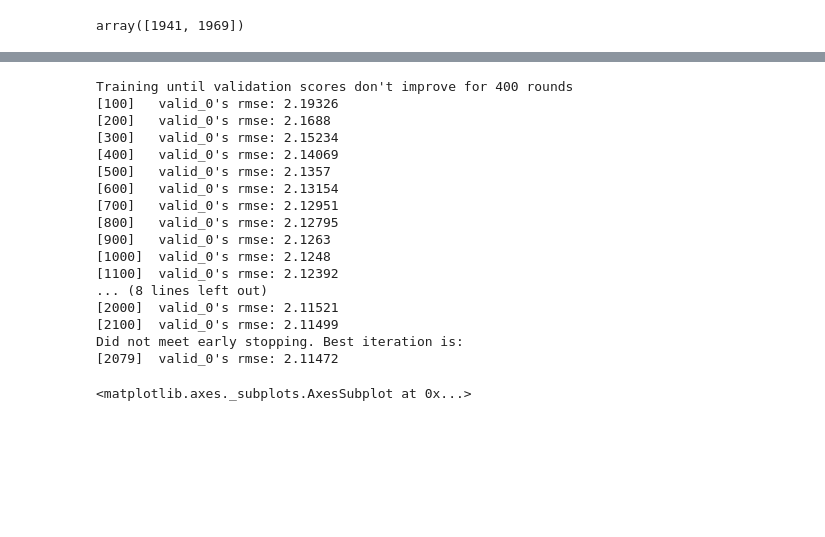
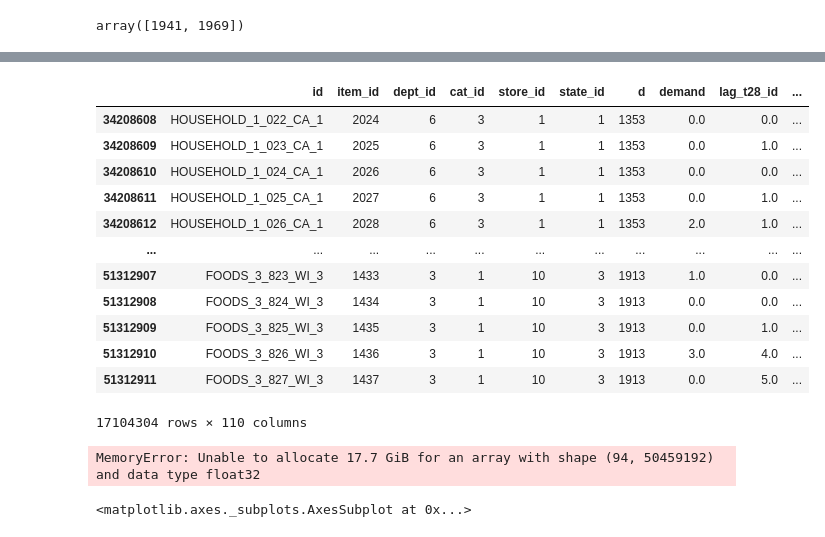
Before and after one commit to riow1983/kaggle, a Jupyter notebook: M5/20200525(1).ipynb, the cells around one changed output, grey strips where cells are left out. Saved outputs shown, nothing was run; the diff lists cells and outputs as text; code cells hidden in the pictures; blank space fills up the shorter version.

```diff
--- a/M5/20200525(1).ipynb
+++ b/M5/20200525(1).ipynb
@@ -420,0 +512,16 @@ import lightgbm as lgb
+# %%
+sales.iloc[round(sales.shape[0]/3*2):, :]
+# %% [output]
+|  | id | item_id | dept_id | cat_id | store_id | state_id | d | demand | lag_t28_id | ... |
+| 34208608 | HOUSEHOLD_1_022_CA_1 | 2024 | 6 | 3 | 1 | 1 | 1353 | 0.0 | 0.0 | ... |
+| 34208609 | HOUSEHOLD_1_023_CA_1 | 2025 | 6 | 3 | 1 | 1 | 1353 | 0.0 | 1.0 | ... |
+| 34208610 | HOUSEHOLD_1_024_CA_1 | 2026 | 6 | 3 | 1 | 1 | 1353 | 0.0 | 0.0 | ... |
+| 34208611 | HOUSEHOLD_1_025_CA_1 | 2027 | 6 | 3 | 1 | 1 | 1353 | 0.0 | 1.0 | ... |
+| 34208612 | HOUSEHOLD_1_026_CA_1 | 2028 | 6 | 3 | 1 | 1 | 1353 | 2.0 | 1.0 | ... |
+| ... | ... | ... | ... | ... | ... | ... | ... | ... | ... | ... |
+| 51312907 | FOODS_3_823_WI_3 | 1433 | 3 | 1 | 10 | 3 | 1913 | 1.0 | 0.0 | ... |
+| 51312908 | FOODS_3_824_WI_3 | 1434 | 3 | 1 | 10 | 3 | 1913 | 0.0 | 0.0 | ... |
+| 51312909 | FOODS_3_825_WI_3 | 1435 | 3 | 1 | 10 | 3 | 1913 | 0.0 | 1.0 | ... |
+| 51312910 | FOODS_3_826_WI_3 | 1436 | 3 | 1 | 10 | 3 | 1913 | 3.0 | 4.0 | ... |
+| 51312911 | FOODS_3_827_WI_3 | 1437 | 3 | 1 | 10 | 3 | 1913 | 0.0 | 5.0 | ... |
+17104304 rows × 110 columns
@@ -421 +538,8 @@ import lightgbm as lgb
+# %%
+# Rest is used for training
+sales = sales[~flag].drop(["d", "id"], axis=1)
+del flag
+gc.collect()
+# %% [output]
+MemoryError: Unable to allocate 17.7 GiB for an array with shape (94, 50459192) and data type float32
 # %%
@@ -443,7 +557,7 @@ params = {
     'seed': 20,
     'learning_rate': 0.08,
     'lambda': 0.1,
-    'num_leaves': 63*2,
+    'num_leaves': 63*4,
     'bagging_fraction': 0.7,
     'bagging_freq': 1,
     'colsample_bytree': 0.7
@@ -469,24 +583,6 @@ fit = lgb.train(params,
                 valid_sets = [valid],
                 early_stopping_rounds = 400,
                 verbose_eval = 100)
-# %% [output]
-Training until validation scores don't improve for 400 rounds
-[100]   valid_0's rmse: 2.19326
-[200]   valid_0's rmse: 2.1688
-[300]   valid_0's rmse: 2.15234
-[400]   valid_0's rmse: 2.14069
-[500]   valid_0's rmse: 2.1357
-[600]   valid_0's rmse: 2.13154
-[700]   valid_0's rmse: 2.12951
-[800]   valid_0's rmse: 2.12795
-[900]   valid_0's rmse: 2.1263
-[1000]  valid_0's rmse: 2.1248
-[1100]  valid_0's rmse: 2.12392
-... (8 lines left out)
-[2000]  valid_0's rmse: 2.11521
-[2100]  valid_0's rmse: 2.11499
-Did not meet early stopping. Best iteration is:
-[2079]  valid_0's rmse: 2.11472
 # %%
 lgb.plot_importance(fit, importance_type="gain", precision=0, height=0.5, figsize=(6, 10))
 # %% [output]
```
Also changed, not shown: parts of 14 cells of this notebook, 10 other files.
